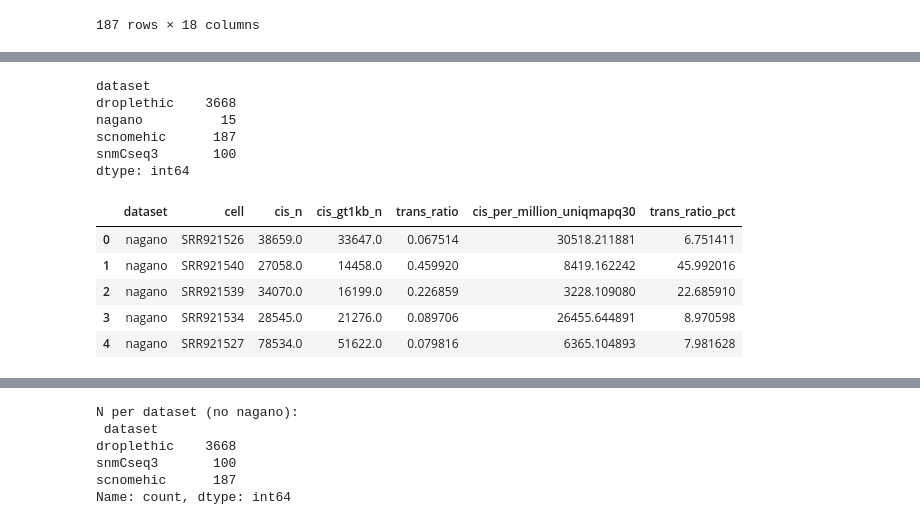
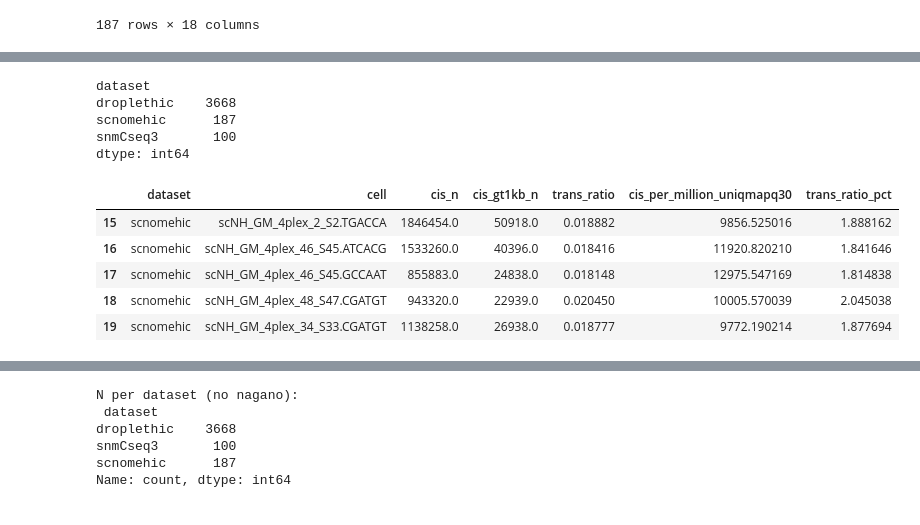
Before and after one commit to yoshihiko1218/snomehic_benchmark, a Jupyter notebook: summary/qc.ipynb, the cells around one changed output, grey strips where cells are left out. Cells and saved outputs as stored; diff of their text form; code cells hidden in the pictures.

```diff
--- a/summary/qc.ipynb
+++ b/summary/qc.ipynb
@@ -918,35 +918,34 @@ Passing `palette` without assigning `hue` is deprecated and will be removed in v
 # %%
 # METRICS 4,5,6 -- Hi-C contacts, CONSISTENT (1 kb, MapQ30, dedup).
 # hic_df from summary/qc_tables/hic.csv (built by summary/build_qc_tables.py):
 #   nagano/scnomehic = mh_reads_summary UniqMappedMapQ30NoPcr* ; snmCseq3 = YAP
 #   generate-contacts at MapQ30 (min_gap=1000) ; droplethic = rupture per-barcode
 #   (NB: droplethic pre-dedup -- pairtools dedup not run; see analysis_pipeline.md).
 # trans_ratio = trans/(trans+cis). Downstream cells (51/53/54/56) plot from hic_df.
 import os, numpy as np, pandas as pd, seaborn as sns, matplotlib.pyplot as plt, matplotlib.ticker as ticker
 sns.set_context("paper", font_scale=1.8); sns.set_style("whitegrid")
 plt.rcParams["pdf.fonttype"] = 42; plt.rcParams["ps.fonttype"] = 42
 plt.rcParams["font.family"] = "sans-serif"; plt.rcParams["font.sans-serif"] = ["Arial","Helvetica","DejaVu Sans"]
-dataset_order = ["nagano", "droplethic", "snmCseq3", "scnomehic"]
+dataset_order = ["droplethic", "snmCseq3", "scnomehic"]
 palette = {"nagano": "#CC79A7", "droplethic": "#0072B2", "snmCseq3": "#56B4E9", "scnomehic": "#FF0000"}
 hic_df = pd.read_csv("summary/qc_tables/hic.csv").rename(
     columns={"cis_gt1kb": "cis_gt1kb_n", "cis_per_million": "cis_per_million_uniqmapq30"})
 hic_df["trans_ratio_pct"] = hic_df["trans_ratio"] * 100.0
 hic_df = hic_df[hic_df["dataset"].isin(dataset_order)].copy()
 print(hic_df.groupby("dataset").size())
 hic_df.head()
 # %% [output]
 dataset
 droplethic    3668
-nagano          15
 scnomehic      187
 snmCseq3       100
 dtype: int64
 |  | dataset | cell | cis_n | cis_gt1kb_n | trans_ratio | cis_per_million_uniqmapq30 | trans_ratio_pct |
-| 0 | nagano | SRR921526 | 38659.0 | 33647.0 | 0.067514 | 30518.211881 | 6.751411 |
-| 1 | nagano | SRR921540 | 27058.0 | 14458.0 | 0.459920 | 8419.162242 | 45.992016 |
-| 2 | nagano | SRR921539 | 34070.0 | 16199.0 | 0.226859 | 3228.109080 | 22.685910 |
-| 3 | nagano | SRR921534 | 28545.0 | 21276.0 | 0.089706 | 26455.644891 | 8.970598 |
-| 4 | nagano | SRR921527 | 78534.0 | 51622.0 | 0.079816 | 6365.104893 | 7.981628 |
+| 15 | scnomehic | scNH_GM_4plex_2_S2.TGACCA | 1846454.0 | 50918.0 | 0.018882 | 9856.525016 | 1.888162 |
+| 16 | scnomehic | scNH_GM_4plex_46_S45.ATCACG | 1533260.0 | 40396.0 | 0.018416 | 11920.820210 | 1.841646 |
+| 17 | scnomehic | scNH_GM_4plex_46_S45.GCCAAT | 855883.0 | 24838.0 | 0.018148 | 12975.547169 | 1.814838 |
+| 18 | scnomehic | scNH_GM_4plex_48_S47.CGATGT | 943320.0 | 22939.0 | 0.020450 | 10005.570039 | 2.045038 |
+| 19 | scnomehic | scNH_GM_4plex_34_S33.CGATGT | 1138258.0 | 26938.0 | 0.018777 | 9772.190214 | 1.877694 |
 # %%
 import numpy as np
 # Paper-citation x-axis labels (match F1.pdf b/c/d).
```
Also changed, not shown: parts of 7 cells of this notebook, 26 other files.
